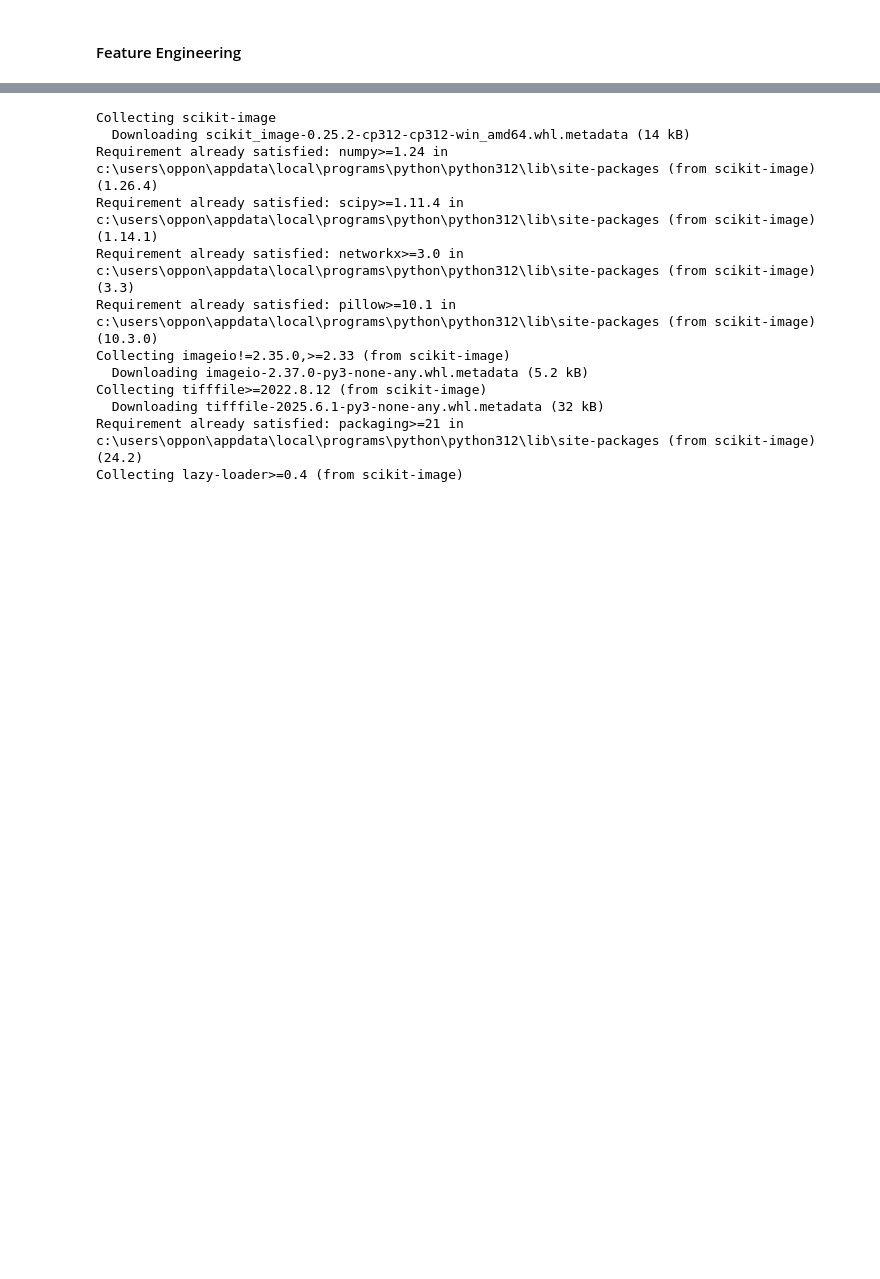
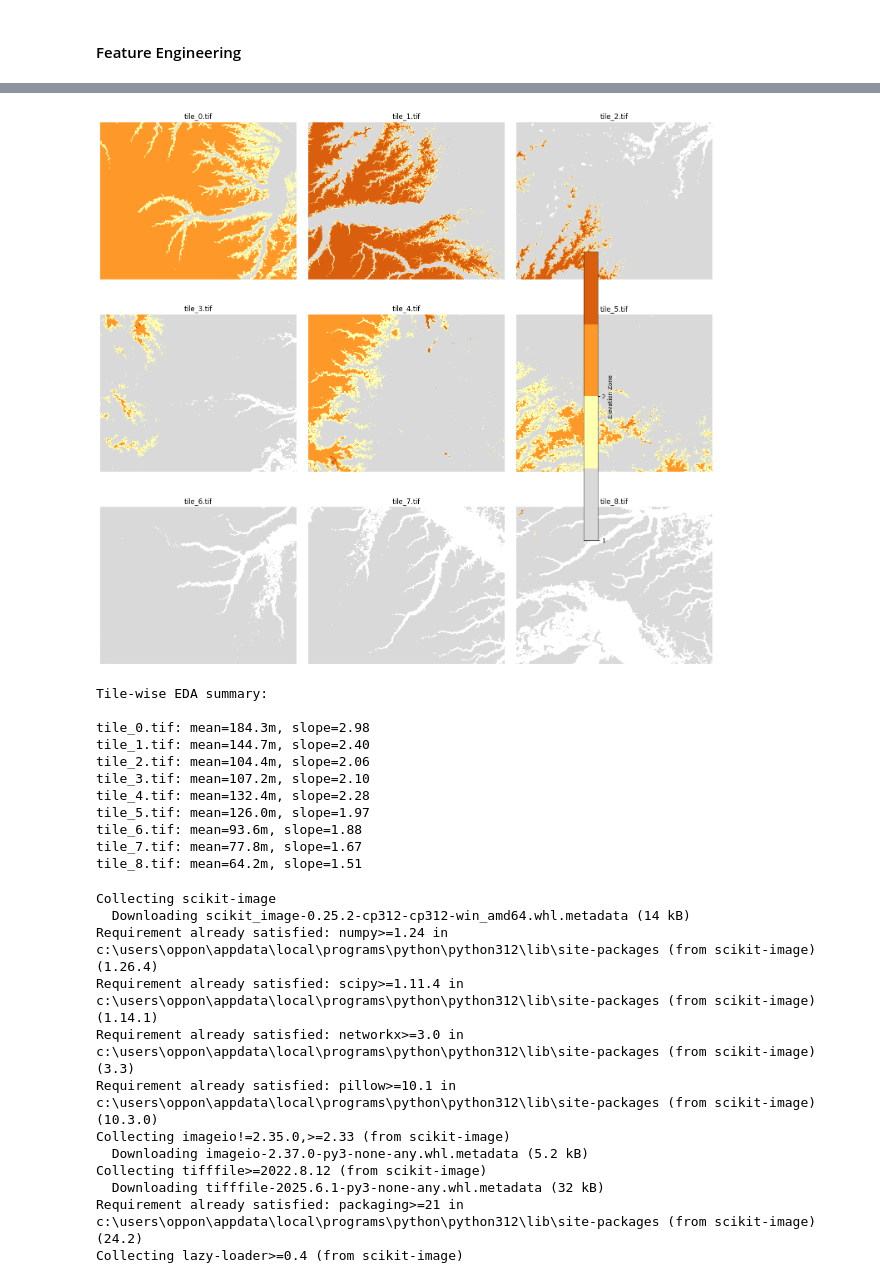
Before and after one commit to data-detectiv/AI4All-5E, a Jupyter notebook: amazon_biome-eda.ipynb, the cells around one changed output, grey strips where cells are left out. Saved outputs shown, nothing was run; the diff lists cells and outputs as text; code cells hidden in the pictures; blank space fills up the shorter version.

```diff
--- a/amazon_biome-eda.ipynb
+++ b/amazon_biome-eda.ipynb
@@ -190,3 +202,82 @@ tile_8.tif: min=-27.0, max=1584.0, mean=64.22, std=15.43, slope_mean=1.51, slope
+# %%
+from matplotlib.colors import ListedColormap
+
+
+folder = "asset"
+file_names = sorted([f for f in os.listdir(folder) if f.endswith(".tif")])
+
+fig, axes = plt.subplots(3, 3, figsize=(15, 15))
+
+# store EDA results
+eda_results = []
+
+for i, ax in enumerate(axes.flat):
+    file_path = os.path.join(folder, file_names[i])
+    with rasterio.open(file_path) as src:
+        elevation = src.read(1)
+        # mask out nodata values if the exist
+        if src.nodata is not None:
+            elevation = np.ma.masked_equal(elevation, src.nodata)
+
+        # create masks for elevation bands
+        # New elevation zones
+        elevation_zone = np.zeros_like(elevation)
+        elevation_zone[(elevation >= 50) & (elevation < 150)] = 1  # Low
+        elevation_zone[(elevation >= 150) & (elevation < 300)] = 2  # Mid
+        elevation_zone[(elevation >= 300)] = 3  # High 2 #label mid zone
+
+        masked = np.ma.masked_where(elevation_zone == 0, elevation_zone)
+        cmap = ListedColormap(["#d9d9d9", "#ffffb2", "#fe9929", "#d95f0e"])  # 0, 1, 2, 3
+        im = ax.imshow(masked, cmap=cmap)
+
+
+        # visualization
+        # cmap = plt.cm.Accent # 3 colors: background, low, mid
+        # im = ax.imshow(elevation, cmap=cmap, vmin=0, vmax=2)
+        ax.set_title(f"{file_names[i]}")
+        ax.axis("off")
+
+        # slope & hillshade
+        slope = compute_slope(elevation, pixel_size=90)
+        hillshade = compute_hillshade(elevation, pixel_size=90)
+
+        # compute EDA stats
+        eda = {
+            "file": file_names[i],
+            "min": float(np.min(elevation)),
+            "max": float(np.max(elevation)),
+            "mean": float(np.mean(elevation)),
+            "std": float(np.std(elevation)),
+            "slope_mean": float(np.mean(slope)),
+            "slope_std": float(np.std(slope)),
+            "hillshade_mean": float(np.mean(hillshade)),
+            "hillshade_std": float(np.std(hillshade)),
+            # "low_band_pct": float(np.sum(mask_low) / mask_low.size * 100),
+            # "mid_band_pct": float(np.sum(mask_mid) / mask_mid.size * 100)
+        }
+        eda_results.append(eda)
+
+fig.colorbar(im, ax=axes.ravel().tolist(), ticks=[0, 1, 2], shrink=0.6, label="Elevation Zone")
+plt.tight_layout()
+plt.show()
+
+# print EDA summary
+print("Tile-wise EDA summary:\n")
+for eda in eda_results:
+        print(f"{eda['file']}: mean={eda['mean']:.1f}m, slope={eda['slope_mean']:.2f}")
+# %% [output]
+[figure, added]
+Tile-wise EDA summary:
+
+tile_0.tif: mean=184.3m, slope=2.98
+tile_1.tif: mean=144.7m, slope=2.40
+tile_2.tif: mean=104.4m, slope=2.06
+tile_3.tif: mean=107.2m, slope=2.10
+tile_4.tif: mean=132.4m, slope=2.28
+tile_5.tif: mean=126.0m, slope=1.97
+tile_6.tif: mean=93.6m, slope=1.88
+tile_7.tif: mean=77.8m, slope=1.67
+tile_8.tif: mean=64.2m, slope=1.51
 # %%
 !pip install scikit-image
 # %% [output]
```
Also changed, not shown: parts of 3 cells of this notebook.
